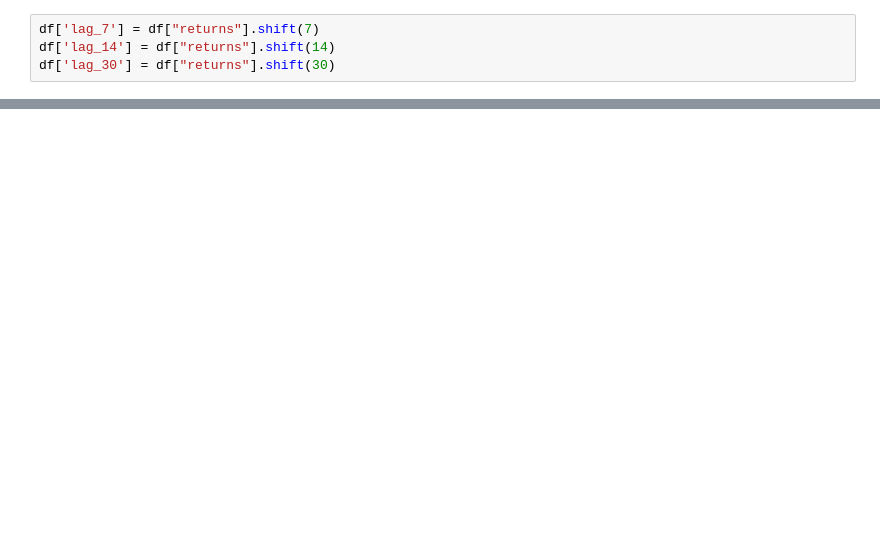
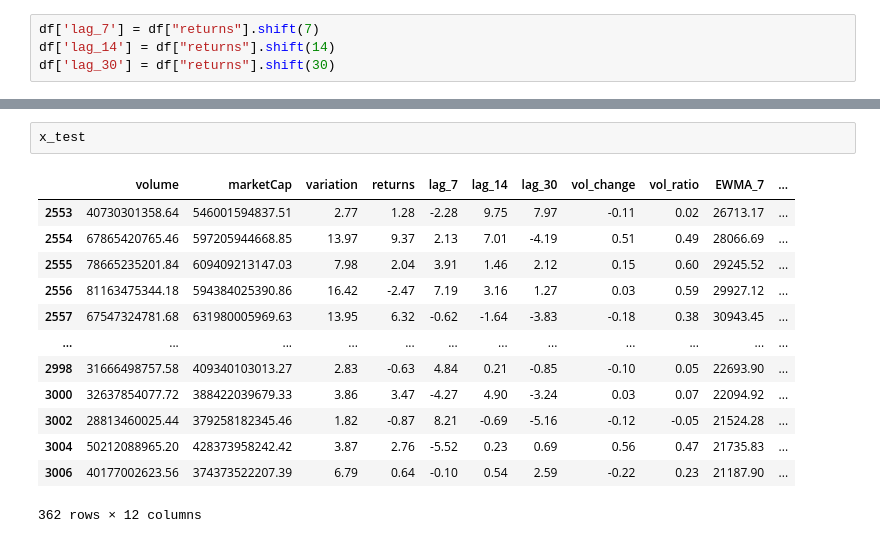
Before and after one commit to sidsakhare/cryptoprice-prediction, a Jupyter notebook: notebook/Feature_engeenering_and_sentiment_analysis.ipynb, the cells around one changed output, grey strips where cells are left out. Cells and saved outputs as stored; diff of their text form; blank space fills up the shorter version.

```diff
--- a/notebook/Feature_engeenering_and_sentiment_analysis.ipynb
+++ b/notebook/Feature_engeenering_and_sentiment_analysis.ipynb
@@ -120,0 +144,16 @@ x_train.shape, y_train.shape
+# %%
+x_test
+# %% [output]
+|  | volume | marketCap | variation | returns | lag_7 | lag_14 | lag_30 | vol_change | vol_ratio | EWMA_7 | ... |
+| 2553 | 40730301358.64 | 546001594837.51 | 2.77 | 1.28 | -2.28 | 9.75 | 7.97 | -0.11 | 0.02 | 26713.17 | ... |
+| 2554 | 67865420765.46 | 597205944668.85 | 13.97 | 9.37 | 2.13 | 7.01 | -4.19 | 0.51 | 0.49 | 28066.69 | ... |
+| 2555 | 78665235201.84 | 609409213147.03 | 7.98 | 2.04 | 3.91 | 1.46 | 2.12 | 0.15 | 0.60 | 29245.52 | ... |
+| 2556 | 81163475344.18 | 594384025390.86 | 16.42 | -2.47 | 7.19 | 3.16 | 1.27 | 0.03 | 0.59 | 29927.12 | ... |
+| 2557 | 67547324781.68 | 631980005969.63 | 13.95 | 6.32 | -0.62 | -1.64 | -3.83 | -0.18 | 0.38 | 30943.45 | ... |
+| ... | ... | ... | ... | ... | ... | ... | ... | ... | ... | ... | ... |
+| 2998 | 31666498757.58 | 409340103013.27 | 2.83 | -0.63 | 4.84 | 0.21 | -0.85 | -0.10 | 0.05 | 22693.90 | ... |
+| 3000 | 32637854077.72 | 388422039679.33 | 3.86 | 3.47 | -4.27 | 4.90 | -3.24 | 0.03 | 0.07 | 22094.92 | ... |
+| 3002 | 28813460025.44 | 379258182345.46 | 1.82 | -0.87 | 8.21 | -0.69 | -5.16 | -0.12 | -0.05 | 21524.28 | ... |
+| 3004 | 50212088965.20 | 428373958242.42 | 3.87 | 2.76 | -5.52 | 0.23 | 0.69 | 0.56 | 0.47 | 21735.83 | ... |
+| 3006 | 40177002623.56 | 374373522207.39 | 6.79 | 0.64 | -0.10 | 0.54 | 2.59 | -0.22 | 0.23 | 21187.90 | ... |
+362 rows × 12 columns
```
Also changed, not shown: parts of 27 cells of this notebook, 4 other files.
